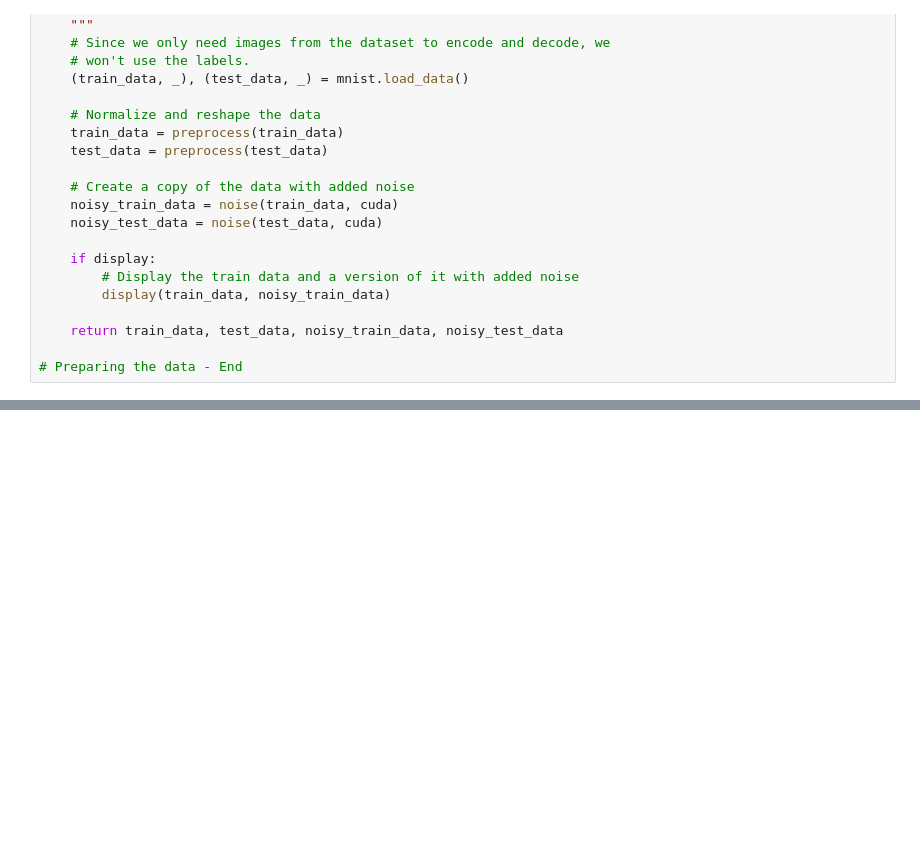
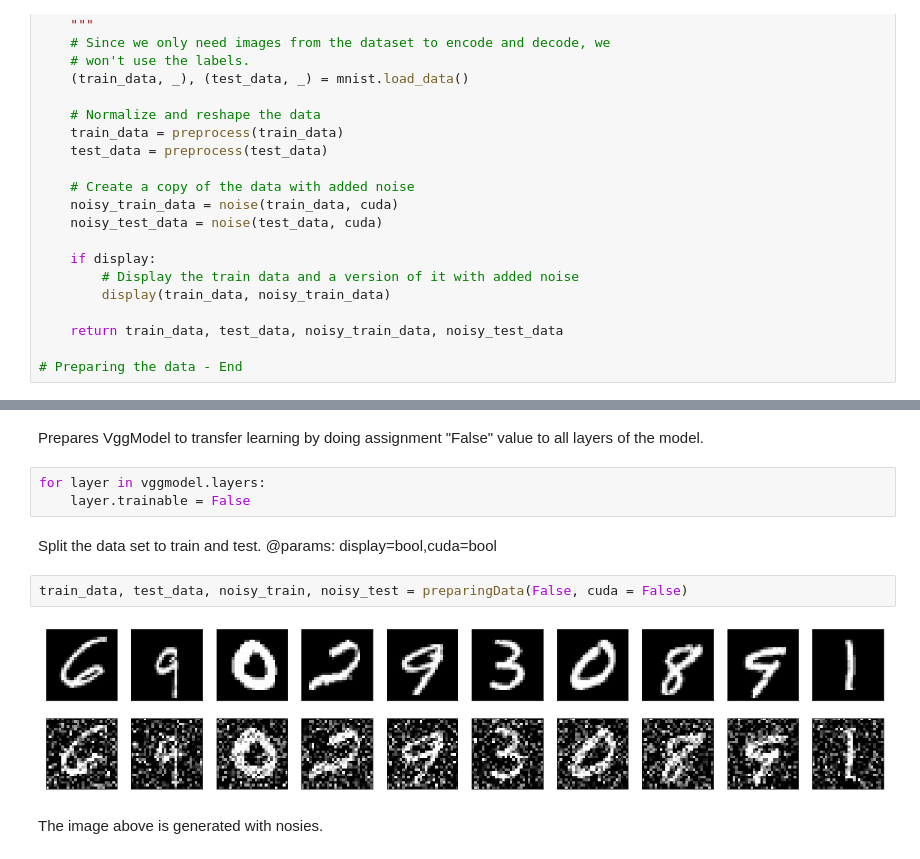
Before and after one commit to Mrfrktmrck19/Convolutional-autoencoder-for-image-denoising, a Jupyter notebook: Preprocess.ipynb, the cells around one changed output, grey strips where cells are left out. Cells and saved outputs as stored; diff of their text form; blank space fills up the shorter version.

```diff
--- a/Preprocess.ipynb
+++ b/Preprocess.ipynb
@@ -89,0 +114,14 @@ def preparingData(display_bool:bool, cuda:bool):
+# %% [markdown]
+Prepares VggModel to transfer learning by doing assignment "False" value to all layers of the model.
+# %%
+for layer in vggmodel.layers:
+    layer.trainable = False
+# %% [markdown]
+Split the data set to train and test.
+@params: display=bool,cuda=bool
+# %%
+train_data, test_data, noisy_train, noisy_test = preparingData(False, cuda = False)
+# %% [output]
+[figure, added]
+# %% [markdown]
+The image above is generated with nosies.
```
Also changed, not shown: parts of 9 cells of this notebook.
